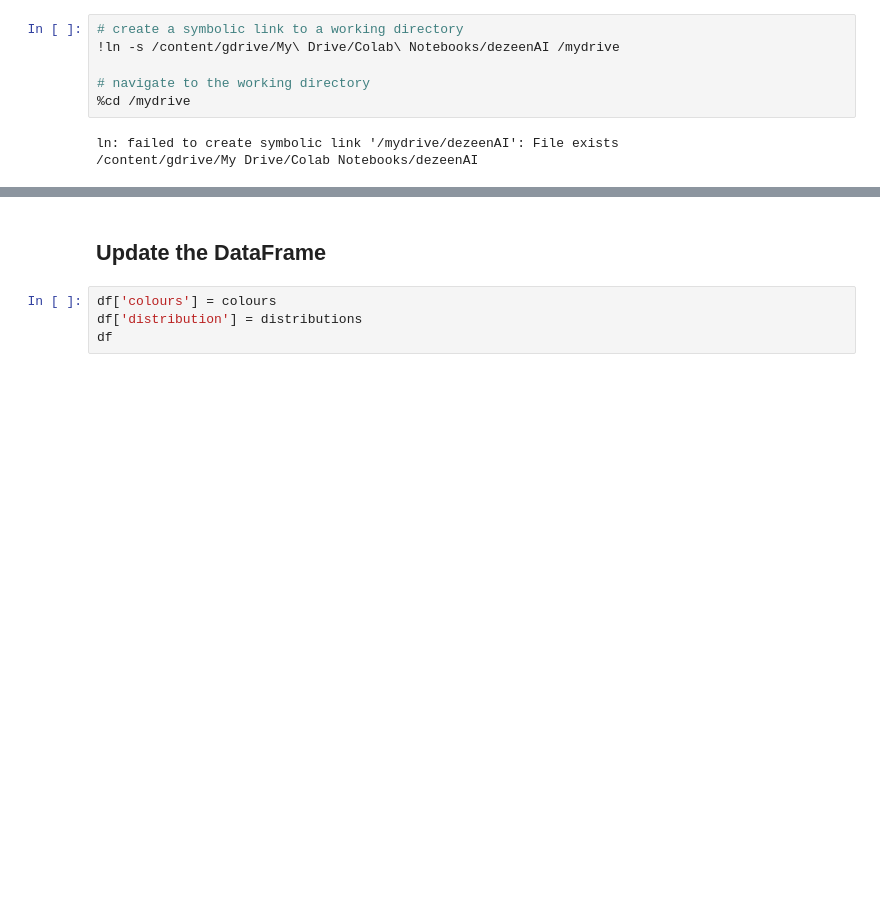
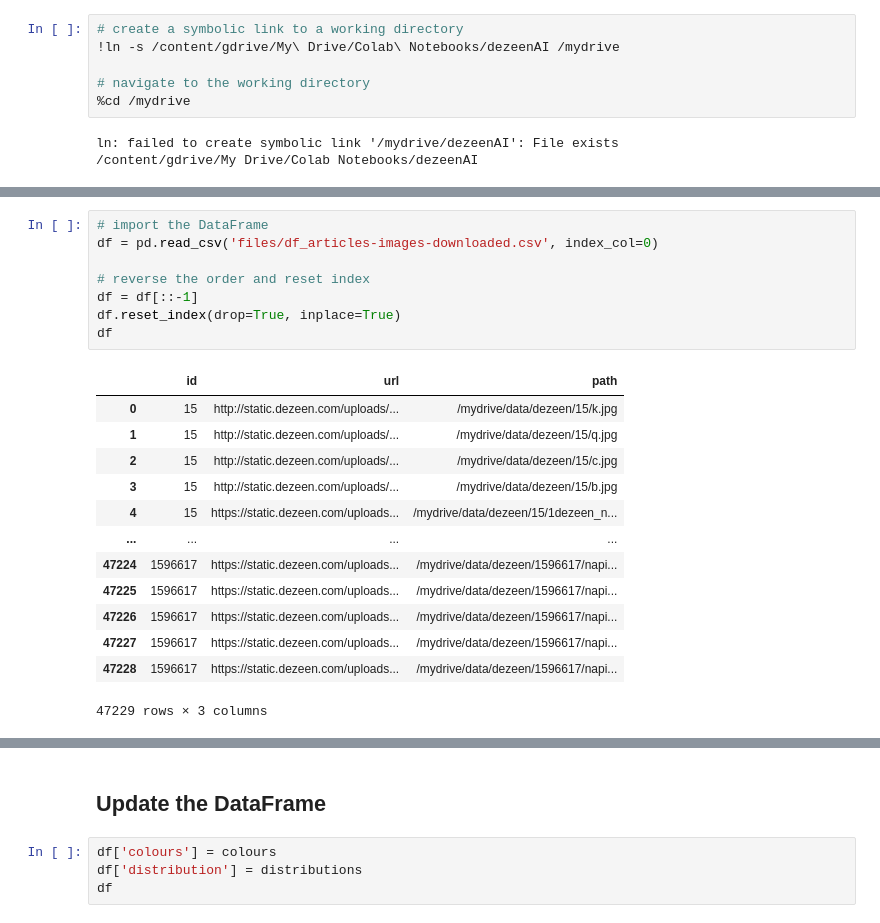
Before and after one commit to rickkk856/dezeenAI, a Jupyter notebook: 2_DominantColours.ipynb, the cells around one changed output, grey strips where cells are left out. Drawn from its saved outputs; the diff is of its cells as text; blank space fills up the shorter version.

```diff
--- a/2_DominantColours.ipynb
+++ b/2_DominantColours.ipynb
@@ -201,0 +70,22 @@ Starting. This might take a few hours to complete...
+# %%
+# import the DataFrame
+df = pd.read_csv('files/df_articles-images-downloaded.csv', index_col=0)
+
+# reverse the order and reset index
+df = df[::-1]
+df.reset_index(drop=True, inplace=True)
+df
+# %% [output]
+|  | id | url | path |
+| 0 | 15 | http://static.dezeen.com/uploads/... | /mydrive/data/dezeen/15/k.jpg |
+| 1 | 15 | http://static.dezeen.com/uploads/... | /mydrive/data/dezeen/15/q.jpg |
+| 2 | 15 | http://static.dezeen.com/uploads/... | /mydrive/data/dezeen/15/c.jpg |
+| 3 | 15 | http://static.dezeen.com/uploads/... | /mydrive/data/dezeen/15/b.jpg |
+| 4 | 15 | https://static.dezeen.com/uploads... | /mydrive/data/dezeen/15/1dezeen_n... |
+| ... | ... | ... | ... |
+| 47224 | 1596617 | https://static.dezeen.com/uploads... | /mydrive/data/dezeen/1596617/napi... |
+| 47225 | 1596617 | https://static.dezeen.com/uploads... | /mydrive/data/dezeen/1596617/napi... |
+| 47226 | 1596617 | https://static.dezeen.com/uploads... | /mydrive/data/dezeen/1596617/napi... |
+| 47227 | 1596617 | https://static.dezeen.com/uploads... | /mydrive/data/dezeen/1596617/napi... |
+| 47228 | 1596617 | https://static.dezeen.com/uploads... | /mydrive/data/dezeen/1596617/napi... |
+47229 rows × 3 columns
```
Also changed, not shown: parts of 39 cells of this notebook, 6 other files.
